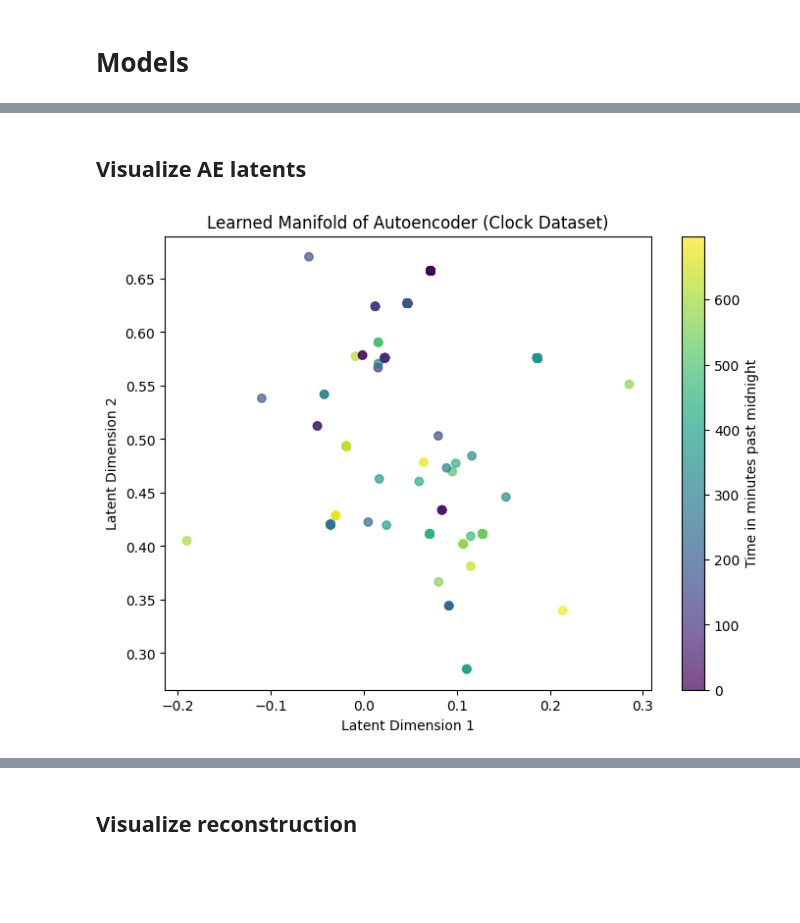
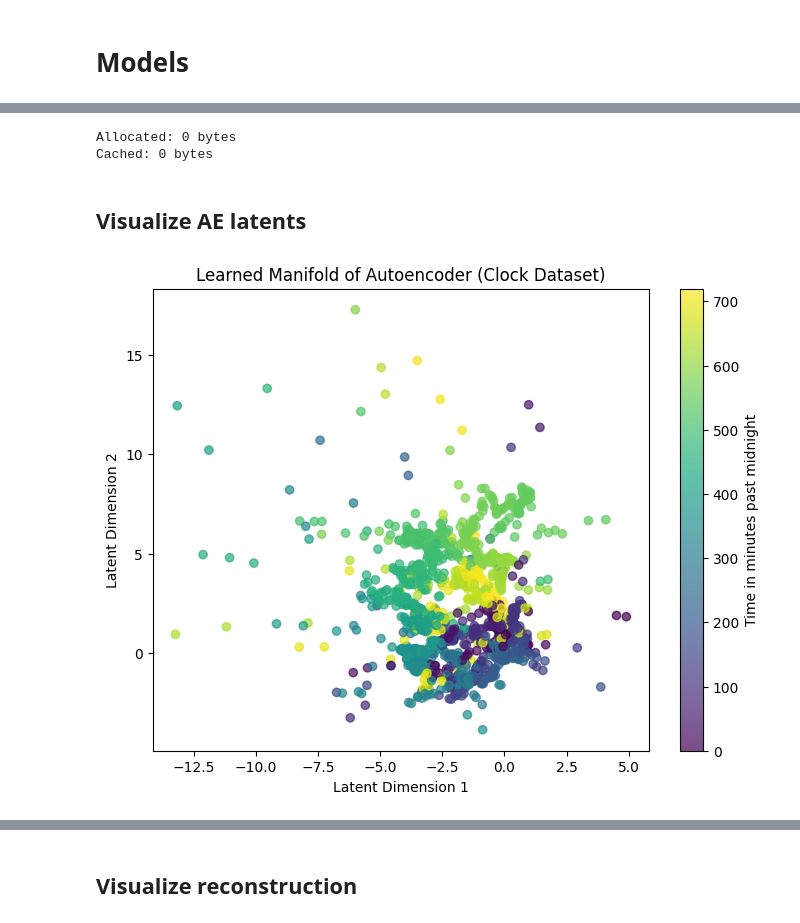
Before and after one commit to uzairname/manifold-learning, a Jupyter notebook: main.ipynb, the cells around one changed output, grey strips where cells are left out. Cells and saved outputs as stored; diff of their text form; code cells hidden in the pictures; blank space fills up the shorter version.

```diff
--- a/main.ipynb
+++ b/main.ipynb
@@ -43,2 +54,17 @@ plt.show()
 # %% [markdown]
 # Models
+# %%
+from models import ConvInrAutoencoder, DeepAutoencoder, ResNetDecoderBlock
+import torch
+
+# IMG_SIZE = 256
+
+model = ConvInrAutoencoder(img_size=IMG_SIZE, latent_dim=2)
+img, _, _ = next(iter(dataloader))
+
+y, _ = model(img)
+y.shape
+
+# block = ResNetDecoderBlock(128, 64)
+# y = block(img)
+# y.shape
@@ -45,3 +103,10 @@ plt.show()
+# %%
+import torch
+print(f"Allocated: {torch.cuda.memory_allocated()} bytes")
+print(f"Cached: {torch.cuda.memory_reserved()} bytes")
+# %% [output]
+Allocated: 0 bytes
+Cached: 0 bytes
 # %% [markdown]
 ## Visualize AE latents
 # %%
@@ -66,7 +131,7 @@ def load_model_and_dataset(
     """
     # Load dataset
     dataset = ClockDataset(len=data_size, img_size=img_size, minute_hand_len=1, augment=False)
-    dataloader = DataLoader(dataset, batch_size=batch_size, shuffle=False, pin_memory=True)
+    dataloader = DataLoader(dataset, batch_size=batch_size, shuffle=False)
 
     # Load trained model
     model_file = f"ae-{out_dim}-i{img_size}{postfix}.pt"
@@ -83,53 +148,57 @@ import torch
 import matplotlib.pyplot as plt
 import numpy as np
 from sklearn.decomposition import PCA
+from tqdm import tqdm
 
+torch.cuda.empty_cache()
 
 model, dataloader = load_model_and_dataset(
-    img_size=64,
-    batch_size=64,
+    img_size=256,
+    batch_size=8,
     out_dim=OUT_DIM,
-    tag='small-autoencoder',
-    postfix='-d14.trace'
+    tag='DeepAutoencoder',
+    postfix='-d22'
 )
 
 # Extract latent representations
 latents = []
 labels = []
+labels2d = []
 
-with torch.no_grad():
-    for images, labels_2d, labels_1d in dataloader:
-        images = images.to(device)
-        _, out = model(images)
-        latents.append(out.cpu().numpy())
-        labels.append(labels_1d.numpy())
+for batch, label2d, label1d in tqdm(dataloader):
+    batch = batch.to(device)
+    with torch.no_grad():
+        _, latent = model.forward(batch)
+    latents.append(latent.cpu().numpy())
+    labels.append(label1d.numpy())
+    labels2d.append(label2d.numpy())
 
 latents = np.concatenate(latents, axis=0)
-
 labels = np.concatenate(labels, axis=0) * (12 * 60)  # Denormalize to minutes past midnight
+labels2d = np.concatenate(labels2d, axis=0)  # Denormalize to minutes past midnight
 
 if (OUT_DIM <= 2):
   # Plot latent space
   plt.figure(figsize=(8, 6))
   scatter = plt.scatter(latents[:, 0], labels if OUT_DIM==1 else latents[:,1], c=labels, cmap="viridis", alpha=0.7)
   plt.colorbar(scatter, label="Time in minutes past midnight")
   plt.xlabel("Latent Dimension 1")
   plt.ylabel("Time in minutes past midnight" if OUT_DIM==1 else "Latent Dimension 2")
   plt.title("Learned Manifold of Autoencoder (Clock Dataset)")
   plt.show()
 else:
   # PCA for dimensionality reduction
   pca = PCA(n_components=2)
   latents_2d = pca.fit_transform(latents)
 
   # Plot PCA-reduced latent space
   plt.figure(figsize=(8, 6))
   scatter = plt.scatter(latents_2d[:, 0], latents_2d[:, 1], c=labels, cmap="viridis", alpha=0.7)
   plt.colorbar(scatter, label="Time in minutes past midnight")
   plt.xlabel("PCA Component 1")
   plt.ylabel("PCA Component 2")
 
   plt.title("Learned Manifold of Autoencoder (Clock Dataset)")
   plt.show()
 # %% [output]
-[figure, old version]
+[figure, new version]
```
Also changed, not shown: parts of 10 cells of this notebook, 7 other files.
